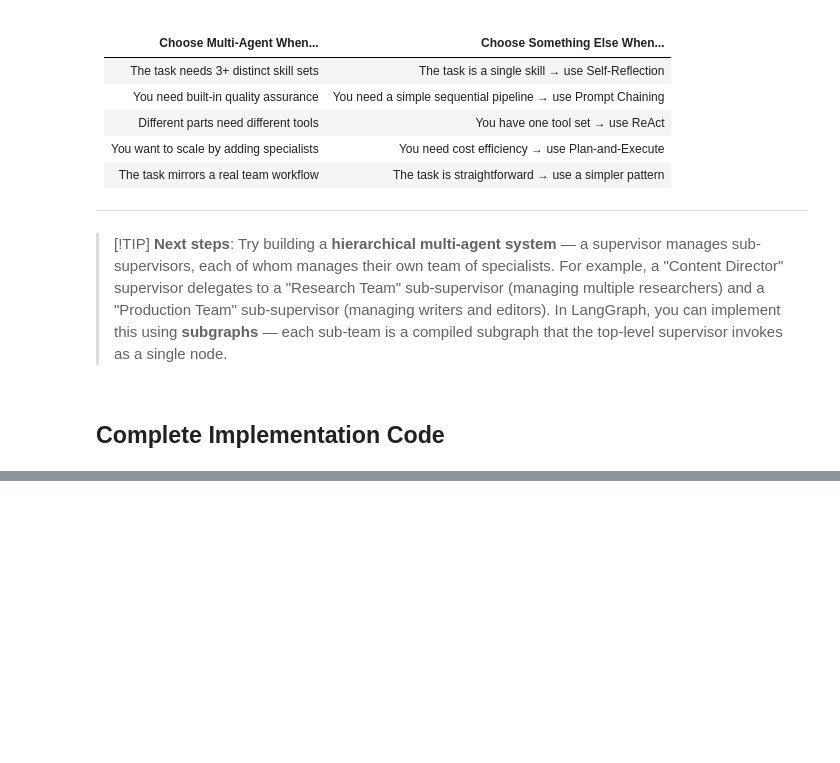
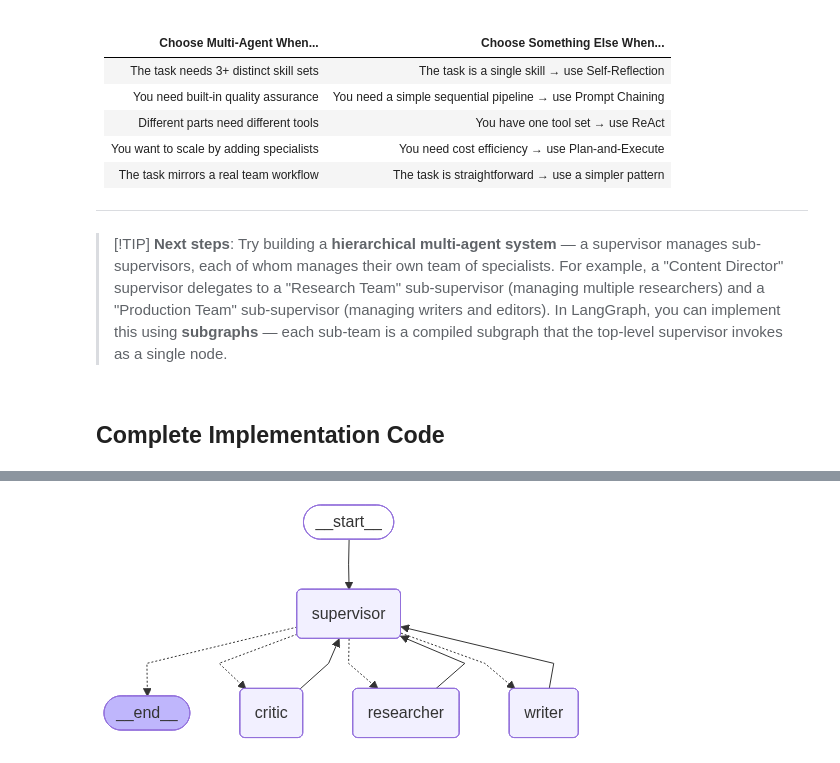
Before and after one commit to Asim-Shah-web/Agentic-Design-Patterns, a Jupyter notebook: Pattern#05 Multi-Agent-Systems Overview/Multi-Agent-System (Supervisor-Worker Pattern).ipynb, the cells around one changed output, grey strips where cells are left out. Saved outputs shown, nothing was run; the diff lists cells and outputs as text; code cells hidden in the pictures; blank space fills up the shorter version.

Commit message:
multi agent system supervisor-worker added

```diff
--- a/Pattern#05 Multi-Agent-Systems Overview/Multi-Agent-System (Supervisor-Worker Pattern).ipynb
+++ b/Pattern#05 Multi-Agent-Systems Overview/Multi-Agent-System (Supervisor-Worker Pattern).ipynb
@@ -1028,0 +940,39 @@ if __name__ == "__main__":
+# %%
+
+# ==============================================================================
+# Step 6: Build the Graph
+# ==============================================================================
+
+# Create the graph
+graph = StateGraph(MultiAgentState)
+
+# Add nodes
+graph.add_node("supervisor", supervisor_node)
+graph.add_node("researcher", researcher_node)
+graph.add_node("writer", writer_node)
+graph.add_node("critic", critic_node)
+
+# Add edges
+graph.add_edge(START, "supervisor")             # Start → Supervisor
+
+graph.add_conditional_edges(                    # Supervisor → (Agent or End)
+    "supervisor",
+    route_to_agent,
+    {
+        "researcher": "researcher",
+        "writer": "writer",
+        "critic": "critic",
+        "__end__": END,
+    }
+)
+
+# All agents report back to the supervisor
+graph.add_edge("researcher", "supervisor")      # Researcher → Supervisor
+graph.add_edge("writer", "supervisor")          # Writer → Supervisor
+graph.add_edge("critic", "supervisor")          # Critic → Supervisor
+
+# Compile the workflow
+workflow = graph.compile()
+workflow
+# %% [output]
+[figure, added]
```
Also changed, not shown: parts of 7 cells of this notebook.
